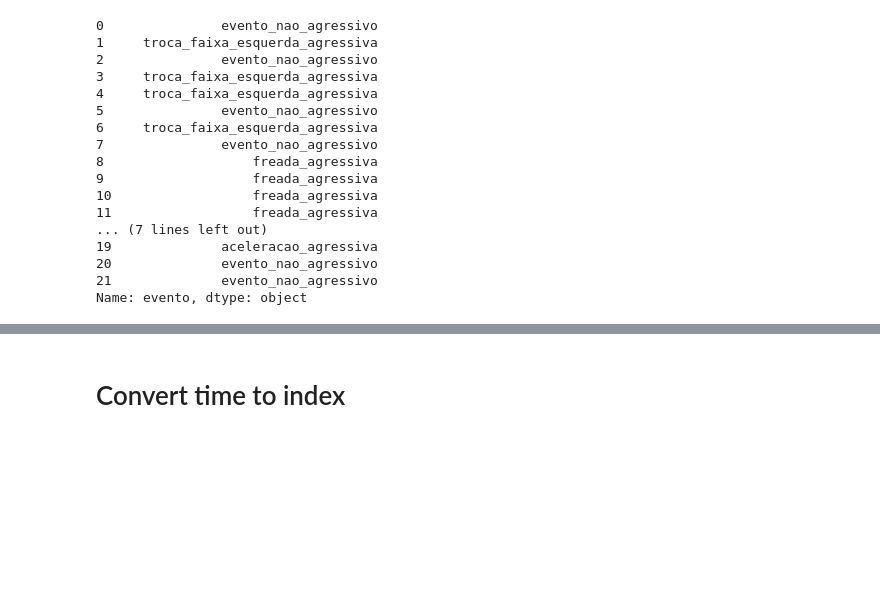
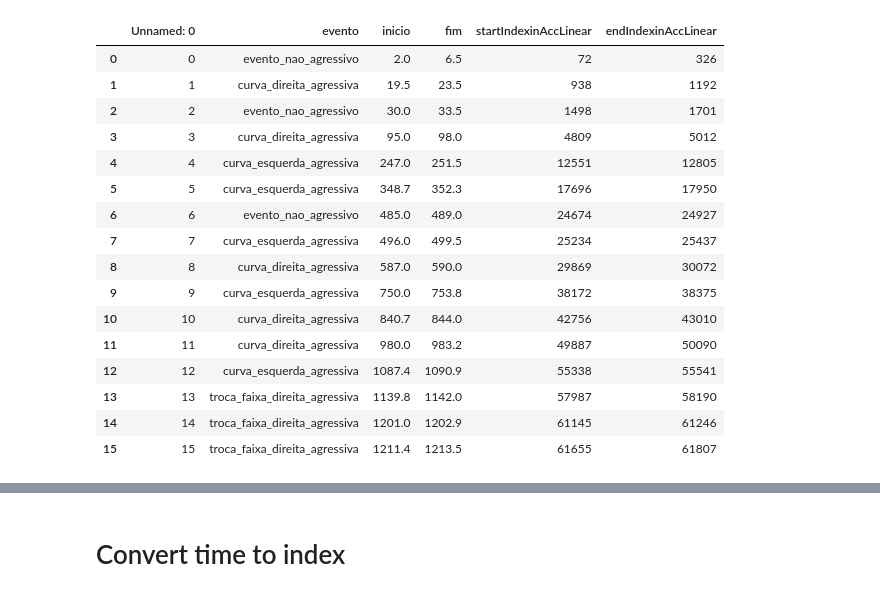
Before and after one commit to Nimtaa/Noisy, a Jupyter notebook: Driver's inertial.ipynb, the cells around one changed output, grey strips where cells are left out. Drawn from its saved outputs; the diff is of its cells as text; code cells hidden in the pictures; blank space fills up the shorter version.

```diff
--- a/Driver's inertial.ipynb
+++ b/Driver's inertial.ipynb
@@ -18,23 +18,23 @@ myData = pandas.read_csv('./MyData/my_iOS_device_2019-04-05_13-32-24_+0430.csv')
 
 accLinear21 = pandas.read_csv('./data/21/aceleracaoLinear_terra.csv')
 groundTruth21 = pandas.read_csv('./data/21/groundTruth.csv')
-# %%
-groundTruth21['evento']
-# %% [output]
-0               evento_nao_agressivo
-1     troca_faixa_esquerda_agressiva
-2               evento_nao_agressivo
-3     troca_faixa_esquerda_agressiva
-4     troca_faixa_esquerda_agressiva
-5               evento_nao_agressivo
-6     troca_faixa_esquerda_agressiva
-7               evento_nao_agressivo
-8                   freada_agressiva
-9                   freada_agressiva
-10                  freada_agressiva
-11                  freada_agressiva
-... (7 lines left out)
-19              aceleracao_agressiva
-20              evento_nao_agressivo
-21              evento_nao_agressivo
-Name: evento, dtype: object
+# %%
+groundTruth16
+# %% [output]
+|  | Unnamed: 0 | evento | inicio | fim | startIndexinAccLinear | endIndexinAccLinear |
+| 0 | 0 | evento_nao_agressivo | 2.0 | 6.5 | 72 | 326 |
+| 1 | 1 | curva_direita_agressiva | 19.5 | 23.5 | 938 | 1192 |
+| 2 | 2 | evento_nao_agressivo | 30.0 | 33.5 | 1498 | 1701 |
+| 3 | 3 | curva_direita_agressiva | 95.0 | 98.0 | 4809 | 5012 |
+| 4 | 4 | curva_esquerda_agressiva | 247.0 | 251.5 | 12551 | 12805 |
+| 5 | 5 | curva_esquerda_agressiva | 348.7 | 352.3 | 17696 | 17950 |
+| 6 | 6 | evento_nao_agressivo | 485.0 | 489.0 | 24674 | 24927 |
+| 7 | 7 | curva_esquerda_agressiva | 496.0 | 499.5 | 25234 | 25437 |
+| 8 | 8 | curva_direita_agressiva | 587.0 | 590.0 | 29869 | 30072 |
+| 9 | 9 | curva_esquerda_agressiva | 750.0 | 753.8 | 38172 | 38375 |
+| 10 | 10 | curva_direita_agressiva | 840.7 | 844.0 | 42756 | 43010 |
+| 11 | 11 | curva_direita_agressiva | 980.0 | 983.2 | 49887 | 50090 |
+| 12 | 12 | curva_esquerda_agressiva | 1087.4 | 1090.9 | 55338 | 55541 |
+| 13 | 13 | troca_faixa_direita_agressiva | 1139.8 | 1142.0 | 57987 | 58190 |
+| 14 | 14 | troca_faixa_direita_agressiva | 1201.0 | 1202.9 | 61145 | 61246 |
+| 15 | 15 | troca_faixa_direita_agressiva | 1211.4 | 1213.5 | 61655 | 61807 |
```
Also changed, not shown: parts of 2 cells of this notebook, 2 other files.
